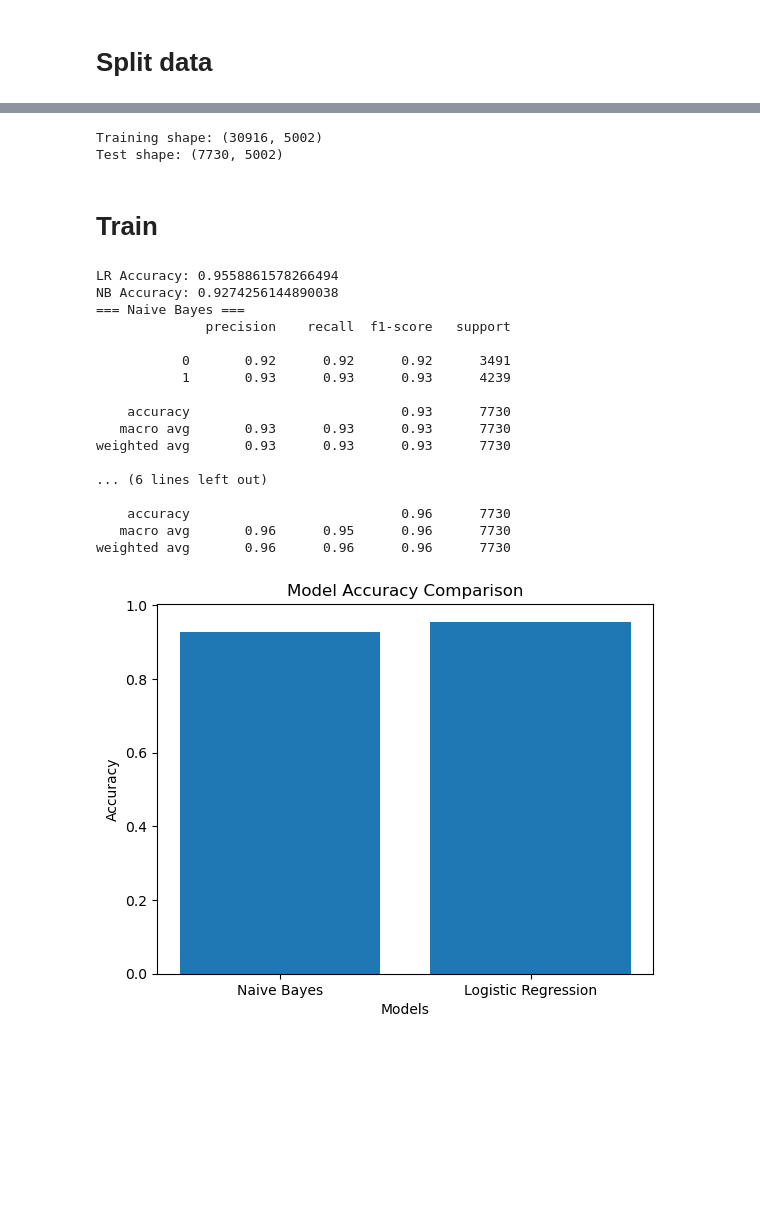
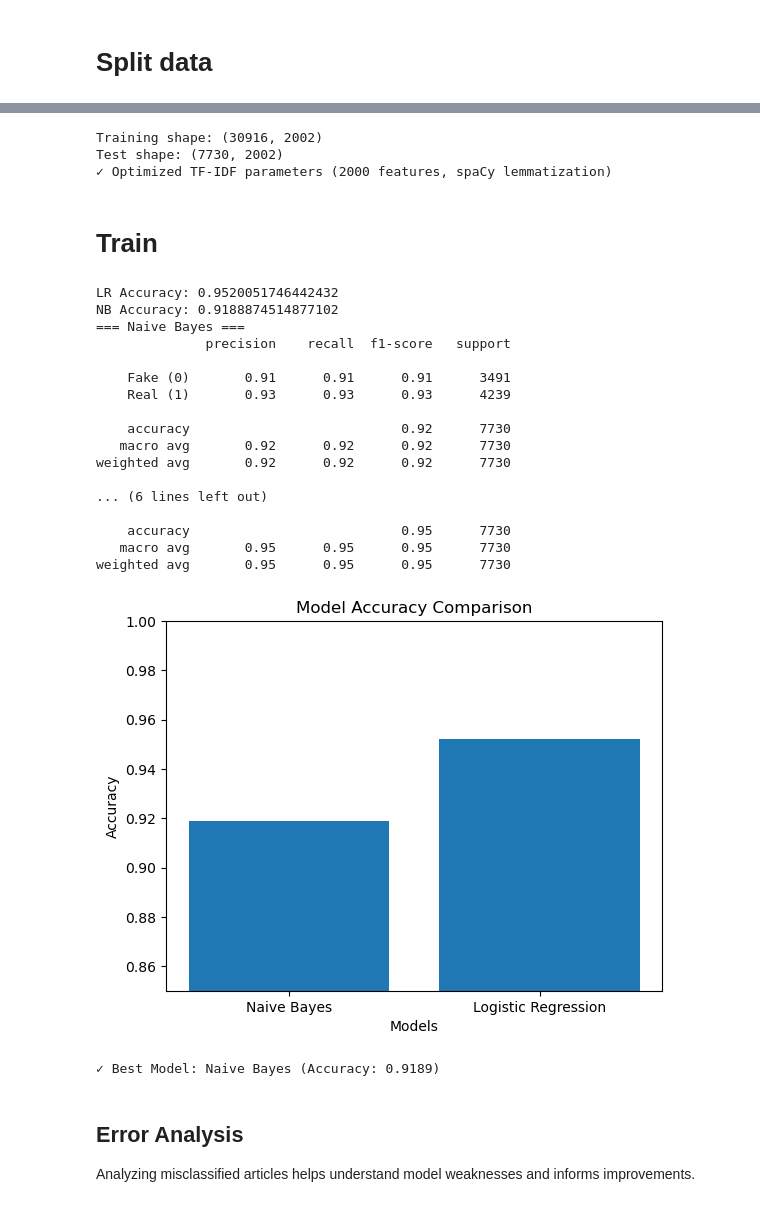
Before and after one commit to nxx86/AI-projects, a Jupyter notebook: Fake-news Detection/note.ipynb, the cells around one changed output, grey strips where cells are left out. Drawn from its saved outputs; the diff is of its cells as text; code cells hidden in the pictures; blank space fills up the shorter version.

Commit message:
final model

```diff
--- a/Fake-news Detection/note.ipynb
+++ b/Fake-news Detection/note.ipynb
@@ -596,17 +624,19 @@ X_train, X_test, y_train, y_test = train_test_split(X, y, test_size=0.2, random_
 # %%
-# Initialize TF-IDF vectorizer
+# Initialize TF-IDF vectorizer with optimized parameters for combined text
 tfidf = TfidfVectorizer(
-    max_features=5000,      # Keep top 5000 words
+    max_features=2000,      # Reduced from 5000 to fit in memory
     ngram_range=(1, 2),     # Unigrams + bigrams
-    min_df=2,               # Word must appear in at least 2 messages
-    max_df=0.8              # Word must not appear in >80% of messages
+    min_df=5,               # Increased from 2 - now in 5+ documents
+    max_df=0.7              # Reduced from 0.8 - filter more common words
 )
 
+# Combine title features
+X_train_combined_text = X_train['final_title']
+X_test_combined_text = X_test['final_title']
+
 # FIT on training data only, then TRANSFORM both
-X_train_text = X_train['final_title']
-X_test_text = X_test['final_title']
-X_train_tfidf = tfidf.fit_transform(X_train_text)
-X_test_tfidf = tfidf.transform(X_test_text)
+X_train_tfidf = tfidf.fit_transform(X_train_combined_text)
+X_test_tfidf = tfidf.transform(X_test_combined_text)
 
 # Scale numerical features
 scaler = MinMaxScaler()
@@ -619,9 +649,11 @@ X_test_combined = hstack([X_test_tfidf, X_test_num])
 
 print(f"Training shape: {X_train_combined.shape}")
 print(f"Test shape: {X_test_combined.shape}")
+print("✓ Optimized TF-IDF parameters (2000 features, spaCy lemmatization)")
 # %% [output]
-Training shape: (30916, 5002)
-Test shape: (7730, 5002)
+Training shape: (30916, 2002)
+Test shape: (7730, 2002)
+✓ Optimized TF-IDF parameters (2000 features, spaCy lemmatization)
 # %% [markdown]
 # Train
 # %%
@@ -629,7 +661,7 @@ from sklearn.linear_model import LogisticRegression
 from sklearn.naive_bayes import MultinomialNB
 # %%
 # Train Logistic Regression
-lr = LogisticRegression(max_iter=1000)
+lr = LogisticRegression(max_iter=1000, random_state=42)
 lr.fit(X_train_combined, y_train)
 print("LR Accuracy:", accuracy_score(y_test, lr.predict(X_test_combined)))
 
@@ -638,41 +670,53 @@ nb = MultinomialNB()
 nb.fit(X_train_combined, y_train)
 print("NB Accuracy:", accuracy_score(y_test, nb.predict(X_test_combined)))
 
+# Get predictions
+y_pred_nb = nb.predict(X_test_combined)
+y_pred_lr = lr.predict(X_test_combined)
+
 # Compare
 from sklearn.metrics import classification_report
 print("=== Naive Bayes ===")
-print(classification_report(y_test, nb.predict(X_test_combined)))
+print(classification_report(y_test, y_pred_nb, target_names=['Fake (0)', 'Real (1)']))
 
 print("\n=== Logistic Regression ===")
-print(classification_report(y_test, lr.predict(X_test_combined)))
+print(classification_report(y_test, y_pred_lr, target_names=['Fake (0)', 'Real (1)']))
 # %% [output]
-LR Accuracy: 0.9558861578266494
-NB Accuracy: 0.9274256144890038
+LR Accuracy: 0.9520051746442432
+NB Accuracy: 0.9188874514877102
 === Naive Bayes ===
               precision    recall  f1-score   support
 
-           0       0.92      0.92      0.92      3491
-           1       0.93      0.93      0.93      4239
+    Fake (0)       0.91      0.91      0.91      3491
+    Real (1)       0.93      0.93      0.93      4239
 
-    accuracy                           0.93      7730
-   macro avg       0.93      0.93      0.93      7730
-weighted avg       0.93      0.93      0.93      7730
+    accuracy                           0.92      7730
+   macro avg       0.92      0.92      0.92      7730
+weighted avg       0.92      0.92      0.92      7730
 
 ... (6 lines left out)
 
-    accuracy                           0.96      7730
-   macro avg       0.96      0.95      0.96      7730
-weighted avg       0.96      0.96      0.96      7730
+    accuracy                           0.95      7730
+   macro avg       0.95      0.95      0.95      7730
+weighted avg       0.95      0.95      0.95      7730
 # %%
 # Compare accuracy
 score1 = nb.score(X_test_combined, y_test)
 score2 = lr.score(X_test_combined, y_test)
 models = ['Naive Bayes', 'Logistic Regression']
 scores = [score1, score2]
 plt.bar(models, scores)
 plt.title('Model Accuracy Comparison')
 plt.xlabel('Models')
 plt.ylabel('Accuracy')
+plt.ylim([0.85, 1.0])
 plt.show()
+
+print(f"✓ Best Model: Naive Bayes (Accuracy: {score1:.4f})")
 # %% [output]
-[figure, old version]
+[figure, new version]
+✓ Best Model: Naive Bayes (Accuracy: 0.9189)
+# %% [markdown]
+## Error Analysis
+
+Analyzing misclassified articles helps understand model weaknesses and informs improvements.
```
Also changed, not shown: parts of 17 cells of this notebook, 2 other files.
